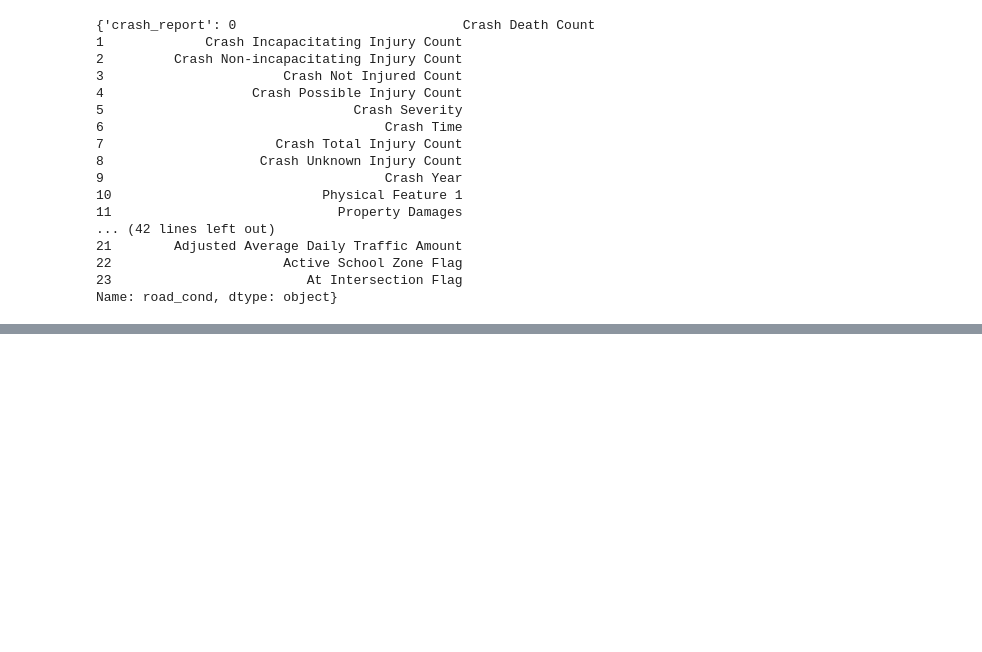
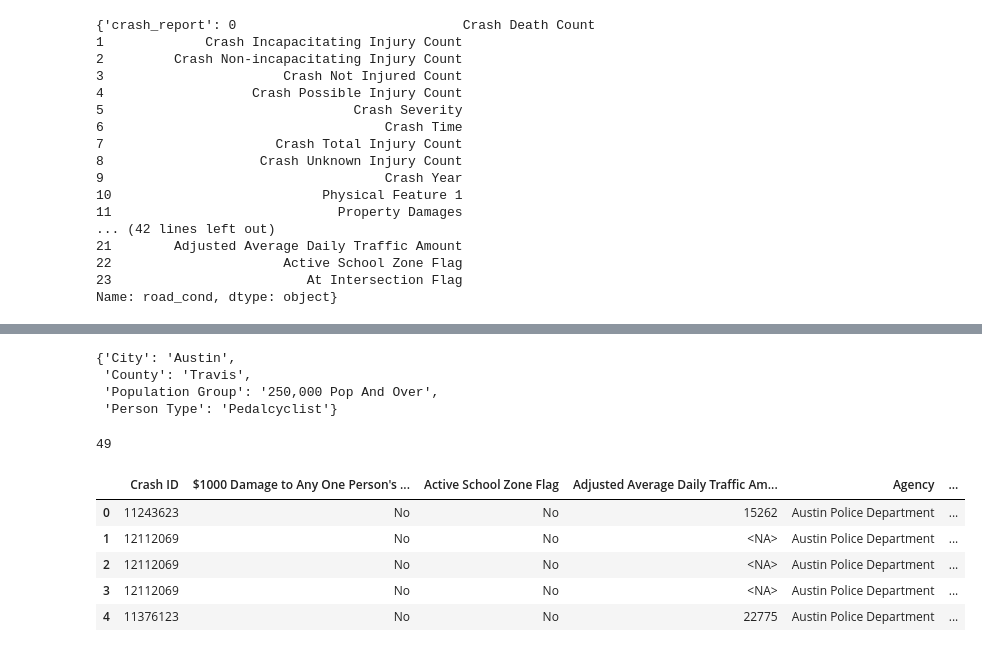
Before and after one commit to soonkienyuan/data-wrangling-school-project, a Jupyter notebook: phase 1.ipynb, the cells around one changed output, grey strips where cells are left out. Saved outputs shown, nothing was run; the diff lists cells and outputs as text; code cells hidden in the pictures; blank space fills up the shorter version.

```diff
--- a/phase 1.ipynb
+++ b/phase 1.ipynb
@@ -92,0 +94,10 @@ Name: road_cond, dtype: object}
+# %%
+# uni abbrv. one
+uni_col = list(filter(lambda c: len(dataset[c].unique()) == 1, dataset))
+uni_dict = {k:dataset[k].unique()[0] for k in uni_col}
+uni_dict
+# %% [output]
+{'City': 'Austin',
+ 'County': 'Travis',
+ 'Population Group': '250,000 Pop And Over',
+ 'Person Type': 'Pedalcyclist'}
@@ -92,0 +109,5 @@ Name: road_cond, dtype: object}
+# %%
+# see there are how many variables
+len(list(dataset.dtypes))
+# %% [output]
+49
@@ -92,0 +129,10 @@ Name: road_cond, dtype: object}
+# %%
+curr_slice = next(ind_iter)
+tmp_viewer(curr_slice).head()
+# %% [output]
+|  | Crash ID | $1000 Damage to Any One Person's ... | Active School Zone Flag | Adjusted Average Daily Traffic Am... | Agency | ... |
+| 0 | 11243623 | No | No | 15262 | Austin Police Department | ... |
+| 1 | 12112069 | No | No | <NA> | Austin Police Department | ... |
+| 2 | 12112069 | No | No | <NA> | Austin Police Department | ... |
+| 3 | 12112069 | No | No | <NA> | Austin Police Department | ... |
+| 4 | 11376123 | No | No | 22775 | Austin Police Department | ... |
```
Also changed, not shown: parts of 35 cells of this notebook, 2 other files.
